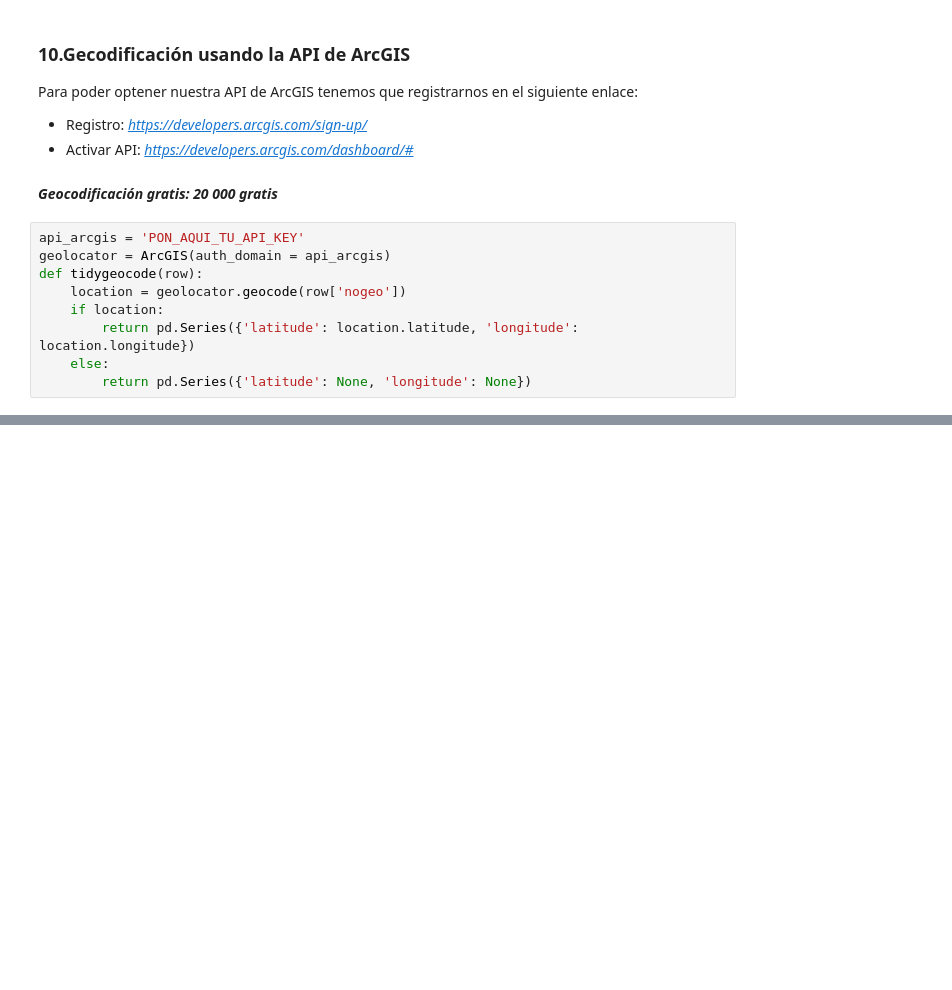
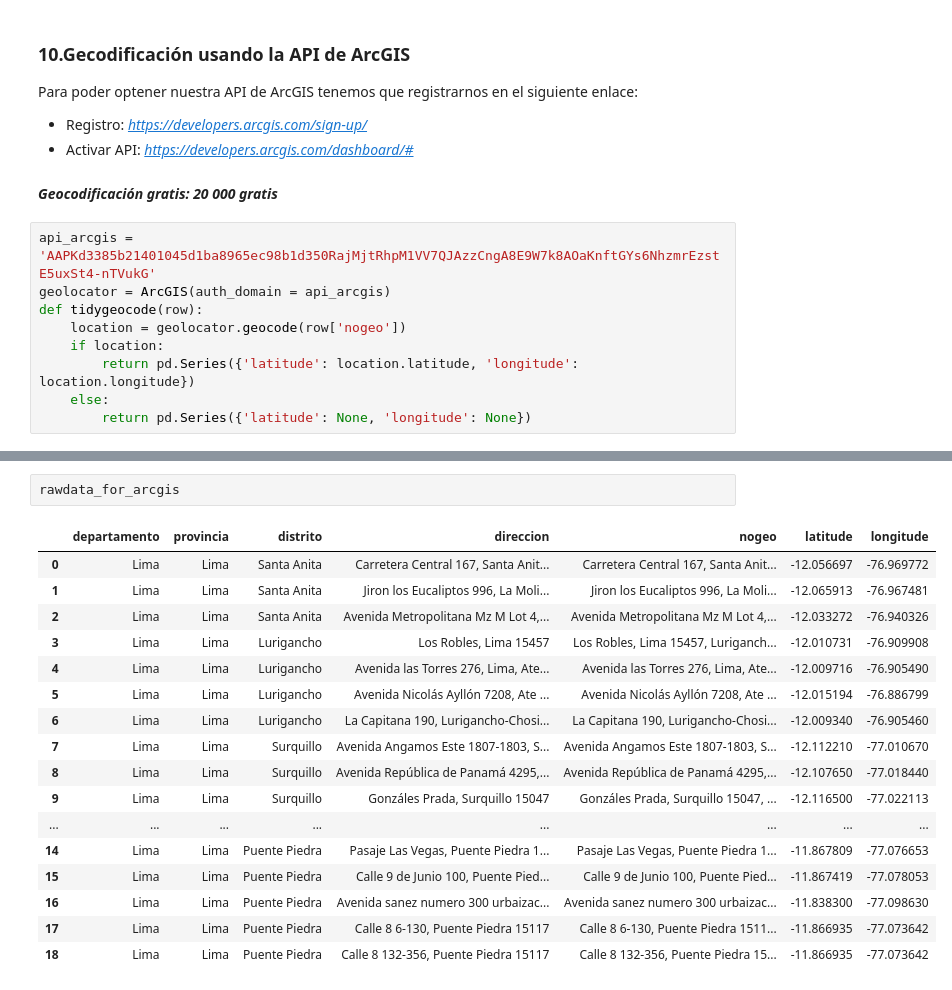
Before and after one commit to geografope/geocodificacion-con-python, a Jupyter notebook: geocoding.ipynb, the cells around one changed output, grey strips where cells are left out. Cells and saved outputs as stored; diff of their text form; blank space fills up the shorter version.

```diff
--- a/geocoding.ipynb
+++ b/geocoding.ipynb
@@ -135,7 +166,7 @@ Para poder optener nuestra API de ArcGIS tenemos que registrarnos en el siguient
 
 #### *Geocodificación gratis: 20 000 gratis*
 # %%
-api_arcgis = 'PON_AQUI_TU_API_KEY'
+api_arcgis = 'AAPKd3385b21401045d1ba8965ec98b1d350RajMjtRhpM1VV7QJAzzCngA8E9W7k8AOaKnftGYs6NhzmrEzstE5uxSt4-nTVukG'
 geolocator = ArcGIS(auth_domain = api_arcgis)
 def tidygeocode(row):
     location = geolocator.geocode(row['nogeo'])
@@ -147,0 +181,20 @@ rawdata_for_arcgis[['latitude', 'longitude']] = rawdata_for_arcgis.apply(tidygeo
+# %%
+rawdata_for_arcgis
+# %% [output]
+|  | departamento | provincia | distrito | direccion | nogeo | latitude | longitude |
+| 0 | Lima | Lima | Santa Anita | Carretera Central 167, Santa Anit... | Carretera Central 167, Santa Anit... | -12.056697 | -76.969772 |
+| 1 | Lima | Lima | Santa Anita | Jiron los Eucaliptos 996, La Moli... | Jiron los Eucaliptos 996, La Moli... | -12.065913 | -76.967481 |
+| 2 | Lima | Lima | Santa Anita | Avenida Metropolitana Mz M Lot 4,... | Avenida Metropolitana Mz M Lot 4,... | -12.033272 | -76.940326 |
+| 3 | Lima | Lima | Lurigancho | Los Robles, Lima 15457 | Los Robles, Lima 15457, Luriganch... | -12.010731 | -76.909908 |
+| 4 | Lima | Lima | Lurigancho | Avenida las Torres 276, Lima, Ate... | Avenida las Torres 276, Lima, Ate... | -12.009716 | -76.905490 |
+| 5 | Lima | Lima | Lurigancho | Avenida Nicolás Ayllón 7208, Ate ... | Avenida Nicolás Ayllón 7208, Ate ... | -12.015194 | -76.886799 |
+| 6 | Lima | Lima | Lurigancho | La Capitana 190, Lurigancho-Chosi... | La Capitana 190, Lurigancho-Chosi... | -12.009340 | -76.905460 |
+| 7 | Lima | Lima | Surquillo | Avenida Angamos Este 1807-1803, S... | Avenida Angamos Este 1807-1803, S... | -12.112210 | -77.010670 |
+| 8 | Lima | Lima | Surquillo | Avenida República de Panamá 4295,... | Avenida República de Panamá 4295,... | -12.107650 | -77.018440 |
+| 9 | Lima | Lima | Surquillo | Gonzáles Prada, Surquillo 15047 | Gonzáles Prada, Surquillo 15047, ... | -12.116500 | -77.022113 |
+| ... | ... | ... | ... | ... | ... | ... | ... |
+| 14 | Lima | Lima | Puente Piedra | Pasaje Las Vegas, Puente Piedra 1... | Pasaje Las Vegas, Puente Piedra 1... | -11.867809 | -77.076653 |
+| 15 | Lima | Lima | Puente Piedra | Calle 9 de Junio 100, Puente Pied... | Calle 9 de Junio 100, Puente Pied... | -11.867419 | -77.078053 |
+| 16 | Lima | Lima | Puente Piedra | Avenida sanez numero 300 urbaizac... | Avenida sanez numero 300 urbaizac... | -11.838300 | -77.098630 |
+| 17 | Lima | Lima | Puente Piedra | Calle 8 6-130, Puente Piedra 15117 | Calle 8 6-130, Puente Piedra 1511... | -11.866935 | -77.073642 |
+| 18 | Lima | Lima | Puente Piedra | Calle 8 132-356, Puente Piedra 15117 | Calle 8 132-356, Puente Piedra 15... | -11.866935 | -77.073642 |
```
Also changed, not shown: parts of 5 cells of this notebook.
